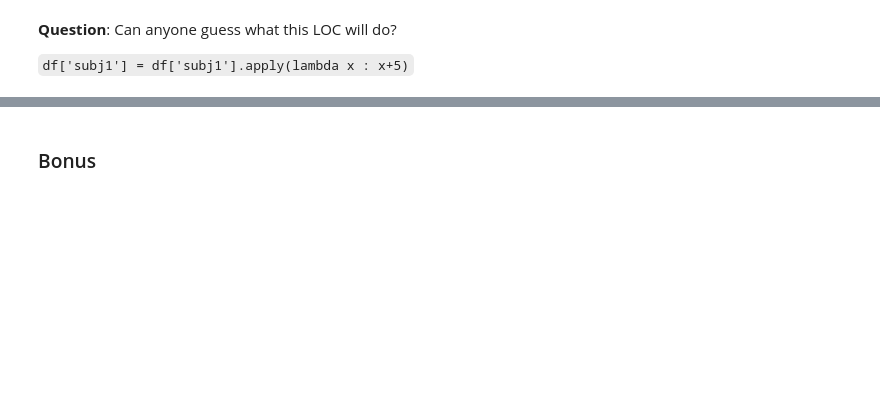
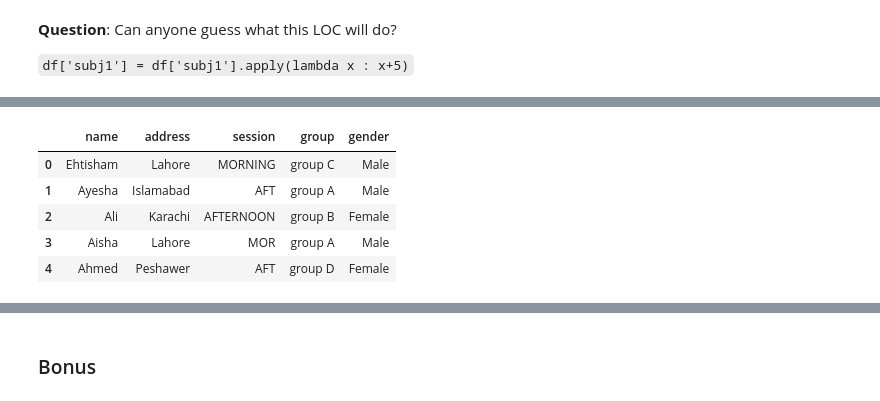
Before and after one commit to ehtisham-sadiq/Python-Backend, a Jupyter notebook: NumPy_Pandas_Tutorials/DataFrame_Modification.ipynb, the cells around one changed output, grey strips where cells are left out. Drawn from its saved outputs; the diff is of its cells as text; code cells hidden in the pictures; blank space fills up the shorter version.

```diff
--- a/NumPy_Pandas_Tutorials/DataFrame_Modification.ipynb
+++ b/NumPy_Pandas_Tutorials/DataFrame_Modification.ipynb
@@ -717,2 +977,11 @@ df_numeric = df.loc[:,['age','subj1','subj2','scholarship']]
+# %%
+df_string.head()
+# %% [output]
+|  | name | address | session | group | gender |
+| 0 | Ehtisham | Lahore | MORNING | group C | Male |
+| 1 | Ayesha | Islamabad | AFT | group A | Male |
+| 2 | Ali | Karachi | AFTERNOON | group B | Female |
+| 3 | Aisha | Lahore | MOR | group A | Male |
+| 4 | Ahmed | Peshawer | AFT | group D | Female |
 # %%
 df_string.applymap(str.upper).head()
```
Also changed, not shown: parts of 35 cells of this notebook, 1 other file.
